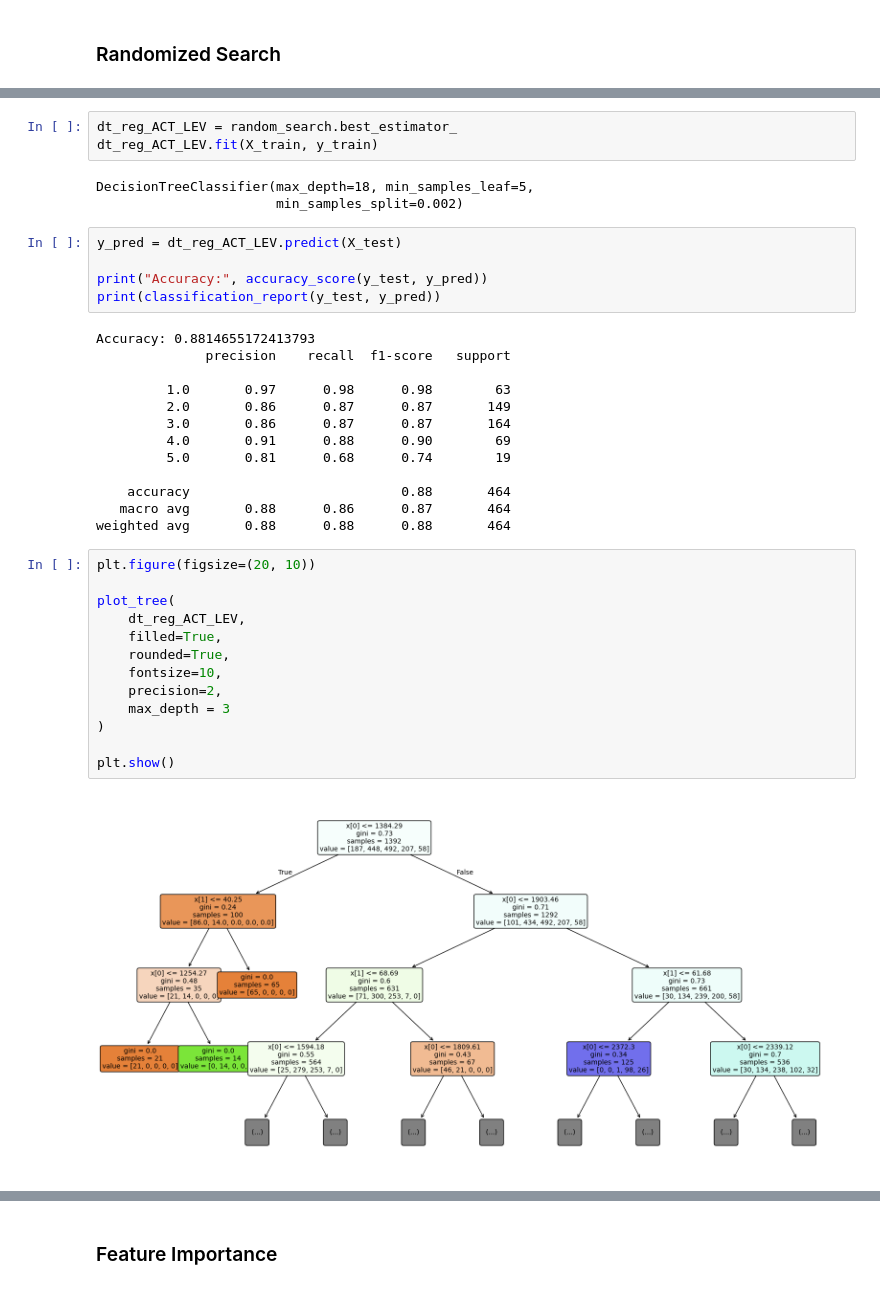
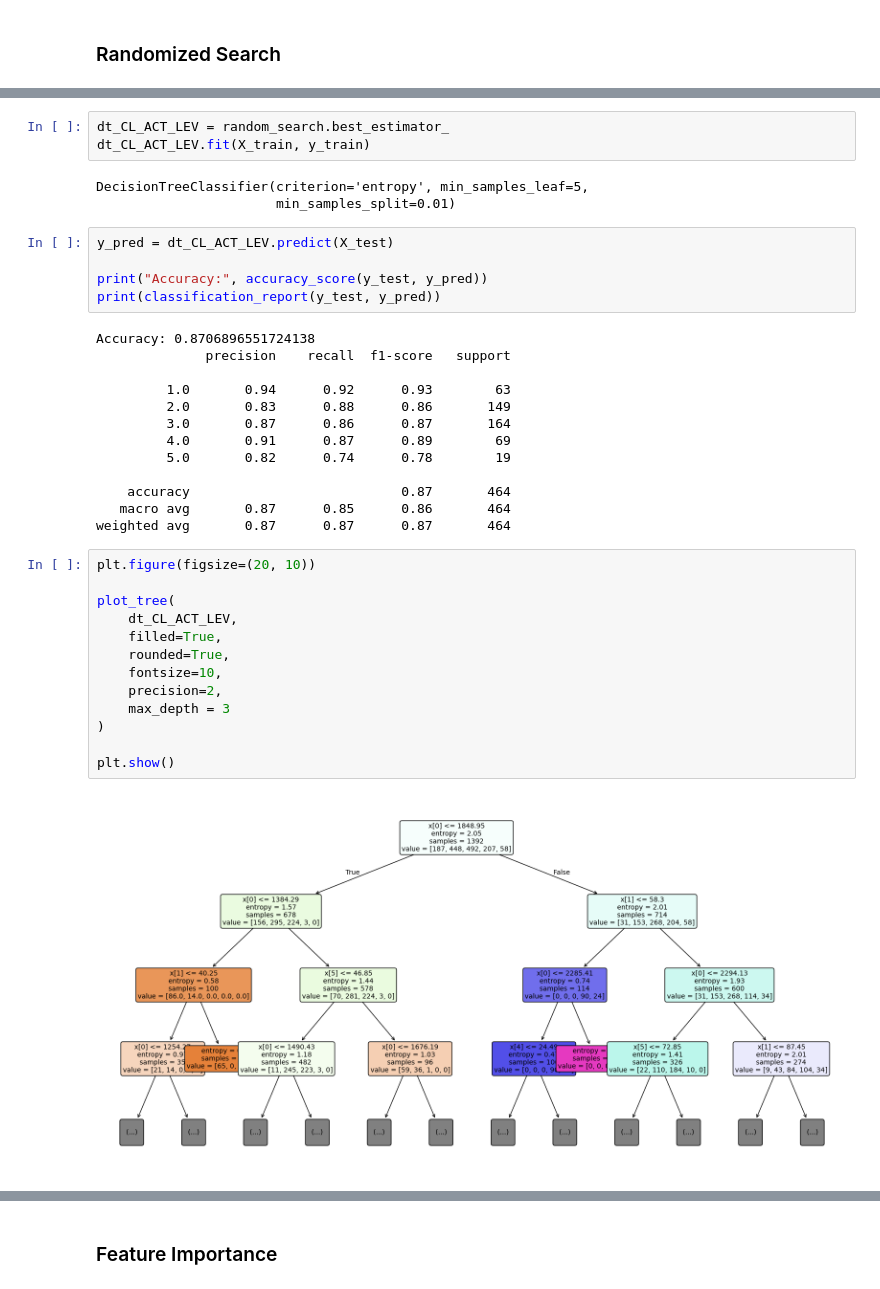
Before and after one commit to alicecalderini/DATAMINING_2-Project, a Jupyter notebook: 4.DATA CLEANING/Decision_Tree_NULL.ipynb, the cells around one changed output, grey strips where cells are left out. Drawn from its saved outputs; the diff is of its cells as text.

```diff
--- a/4.DATA CLEANING/Decision_Tree_NULL.ipynb
+++ b/4.DATA CLEANING/Decision_Tree_NULL.ipynb
@@ -1047,42 +1046,42 @@ print(random_search.best_params_, random_search.best_score_)
 # %%
-dt_reg_ACT_LEV = random_search.best_estimator_
-dt_reg_ACT_LEV.fit(X_train, y_train)
+dt_CL_ACT_LEV = random_search.best_estimator_
+dt_CL_ACT_LEV.fit(X_train, y_train)
 # %% [output]
-DecisionTreeClassifier(max_depth=18, min_samples_leaf=5,
-                       min_samples_split=0.002)
+DecisionTreeClassifier(criterion='entropy', min_samples_leaf=5,
+                       min_samples_split=0.01)
 # %%
-y_pred = dt_reg_ACT_LEV.predict(X_test)
+y_pred = dt_CL_ACT_LEV.predict(X_test)
 
 print("Accuracy:", accuracy_score(y_test, y_pred))
 print(classification_report(y_test, y_pred))
 # %% [output]
-Accuracy: 0.8814655172413793
+Accuracy: 0.8706896551724138
               precision    recall  f1-score   support
 
-         1.0       0.97      0.98      0.98        63
-         2.0       0.86      0.87      0.87       149
-         3.0       0.86      0.87      0.87       164
-         4.0       0.91      0.88      0.90        69
-         5.0       0.81      0.68      0.74        19
+         1.0       0.94      0.92      0.93        63
+         2.0       0.83      0.88      0.86       149
+         3.0       0.87      0.86      0.87       164
+         4.0       0.91      0.87      0.89        69
+         5.0       0.82      0.74      0.78        19
 
-    accuracy                           0.88       464
-   macro avg       0.88      0.86      0.87       464
-weighted avg       0.88      0.88      0.88       464
+    accuracy                           0.87       464
+   macro avg       0.87      0.85      0.86       464
+weighted avg       0.87      0.87      0.87       464
 # %%
 plt.figure(figsize=(20, 10))
 
 plot_tree(
-    dt_reg_ACT_LEV,
+    dt_CL_ACT_LEV,
     filled=True,
     rounded=True,
     fontsize=10,
     precision=2,
     max_depth = 3
 )
 
 plt.show()
 # %% [output]
-[figure, old version]
+[figure, new version]
 # %%
 errors = np.abs(y_test - y_pred)
 
```
Also changed, not shown: parts of 71 cells of this notebook, 4 other files.
